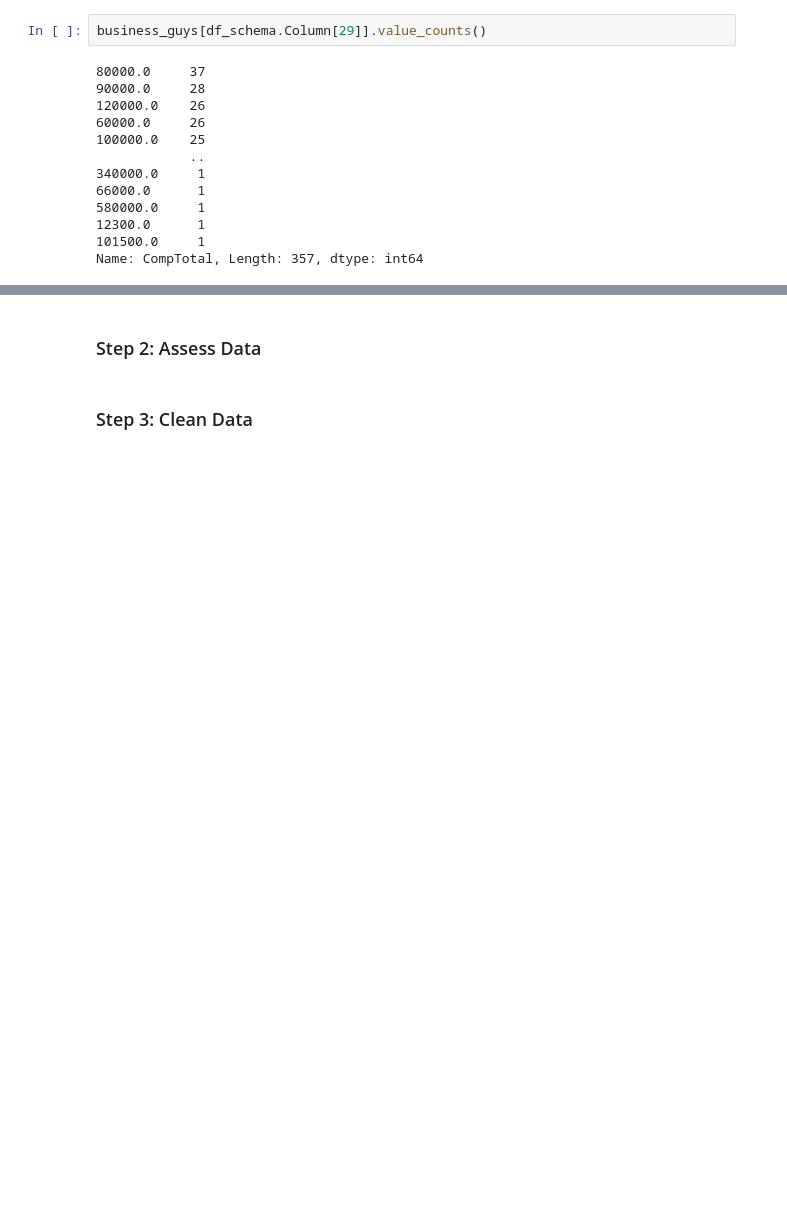
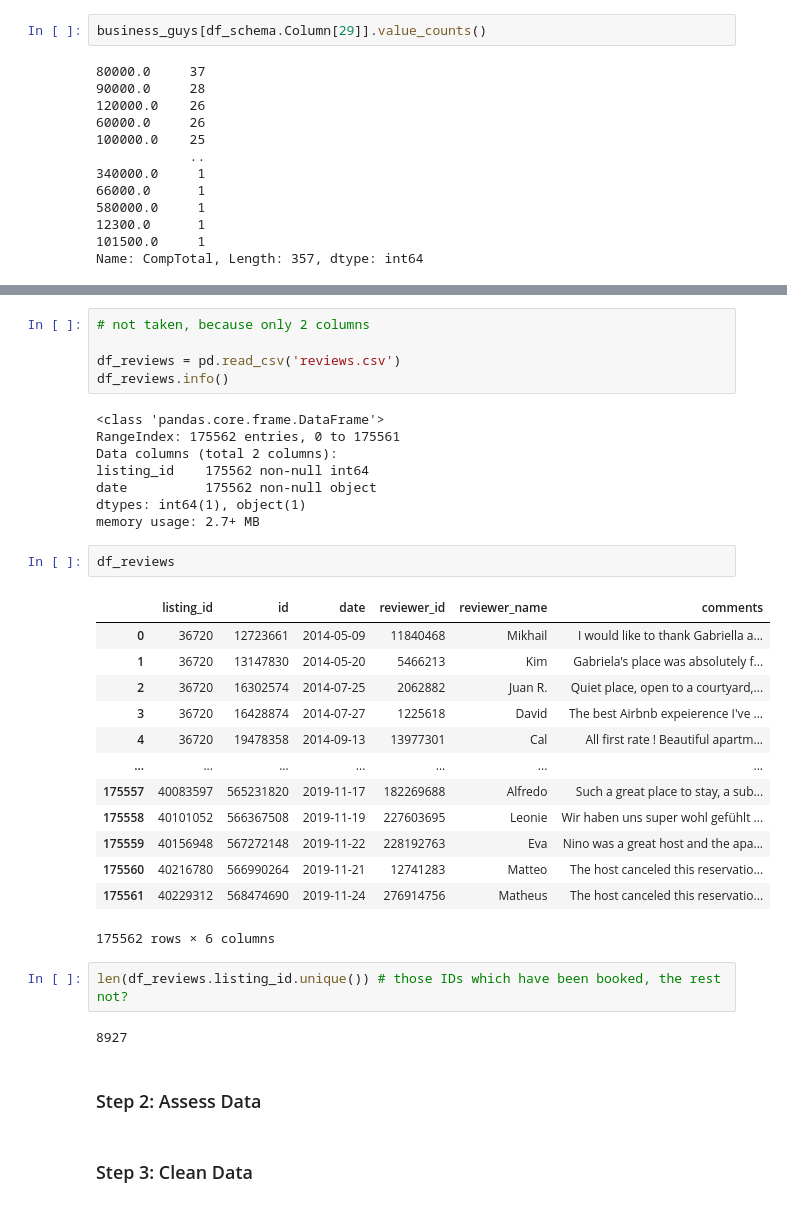
Before and after one commit to lezneklihp/dsend_project_1, a Jupyter notebook: dsend_project_1.ipynb, the cells around one changed output, grey strips where cells are left out. Drawn from its saved outputs; the diff is of its cells as text; blank space fills up the shorter version.

```diff
--- a/dsend_project_1.ipynb
+++ b/dsend_project_1.ipynb
@@ -278,3 +493,36 @@ Name: CompTotal, Length: 357, dtype: int64
+# %%
+# not taken, because only 2 columns
+
+df_reviews = pd.read_csv('reviews.csv')
+df_reviews.info()
+# %% [output]
+<class 'pandas.core.frame.DataFrame'>
+RangeIndex: 175562 entries, 0 to 175561
+Data columns (total 2 columns):
+listing_id    175562 non-null int64
+date          175562 non-null object
+dtypes: int64(1), object(1)
+memory usage: 2.7+ MB
+# %%
+df_reviews
+# %% [output]
+|  | listing_id | id | date | reviewer_id | reviewer_name | comments |
+| 0 | 36720 | 12723661 | 2014-05-09 | 11840468 | Mikhail | I would like to thank Gabriella a... |
+| 1 | 36720 | 13147830 | 2014-05-20 | 5466213 | Kim | Gabriela's place was absolutely f... |
+| 2 | 36720 | 16302574 | 2014-07-25 | 2062882 | Juan R. | Quiet place, open to a courtyard,... |
+| 3 | 36720 | 16428874 | 2014-07-27 | 1225618 | David | The best Airbnb expeierence I've ... |
+| 4 | 36720 | 19478358 | 2014-09-13 | 13977301 | Cal | All first rate ! Beautiful apartm... |
+| ... | ... | ... | ... | ... | ... | ... |
+| 175557 | 40083597 | 565231820 | 2019-11-17 | 182269688 | Alfredo | Such a great place to stay, a sub... |
+| 175558 | 40101052 | 566367508 | 2019-11-19 | 227603695 | Leonie | Wir haben uns super wohl gefühlt ... |
+| 175559 | 40156948 | 567272148 | 2019-11-22 | 228192763 | Eva | Nino was a great host and the apa... |
+| 175560 | 40216780 | 566990264 | 2019-11-21 | 12741283 | Matteo | The host canceled this reservatio... |
+| 175561 | 40229312 | 568474690 | 2019-11-24 | 276914756 | Matheus | The host canceled this reservatio... |
+175562 rows × 6 columns
+# %%
+len(df_reviews.listing_id.unique()) # those IDs which have been booked, the rest not?
+# %% [output]
+8927
 # %% [markdown]
 ### Step 2: Assess Data
 # %% [markdown]
```
Also changed, not shown: parts of 19 cells of this notebook, 1 other file.
